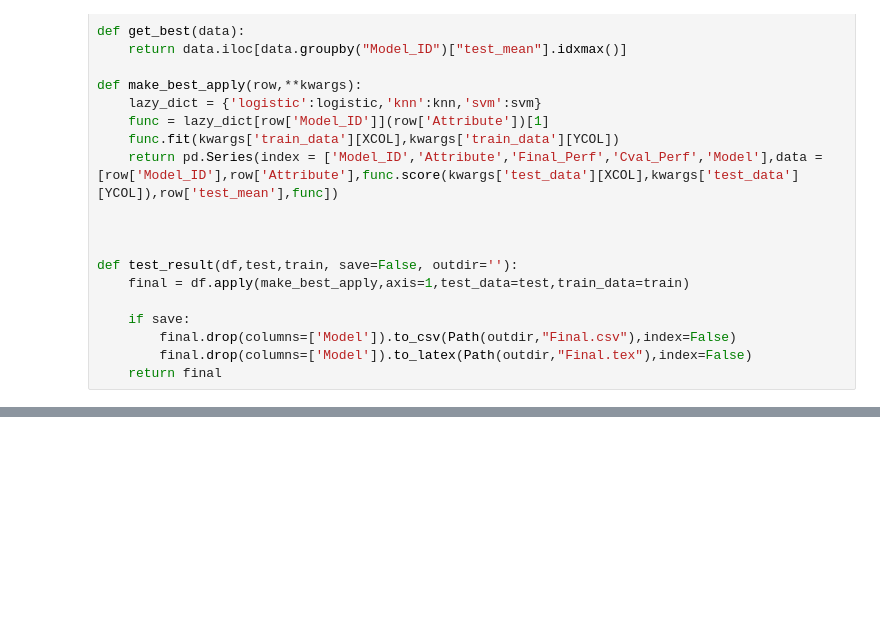
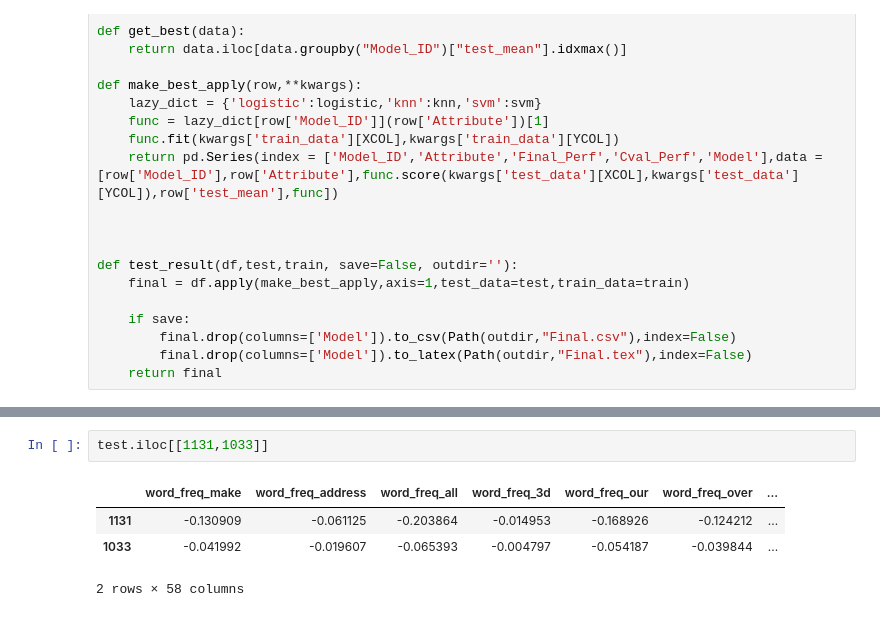
Before and after one commit to Tylman-M/Machine_Learning, a Jupyter notebook: Hw2/main_hwk2.ipynb, the cells around one changed output, grey strips where cells are left out. Saved outputs shown, nothing was run; the diff lists cells and outputs as text; blank space fills up the shorter version.

```diff
--- a/Hw2/main_hwk2.ipynb
+++ b/Hw2/main_hwk2.ipynb
@@ -225,0 +250,7 @@ array([0, 0, 1, ..., 1, 1, 1])
+# %%
+test.iloc[[1131,1033]]
+# %% [output]
+|  | word_freq_make | word_freq_address | word_freq_all | word_freq_3d | word_freq_our | word_freq_over | ... |
+| 1131 | -0.130909 | -0.061125 | -0.203864 | -0.014953 | -0.168926 | -0.124212 | ... |
+| 1033 | -0.041992 | -0.019607 | -0.065393 | -0.004797 | -0.054187 | -0.039844 | ... |
+2 rows × 58 columns
```
Also changed, not shown: parts of 16 cells of this notebook, 47 other files.
